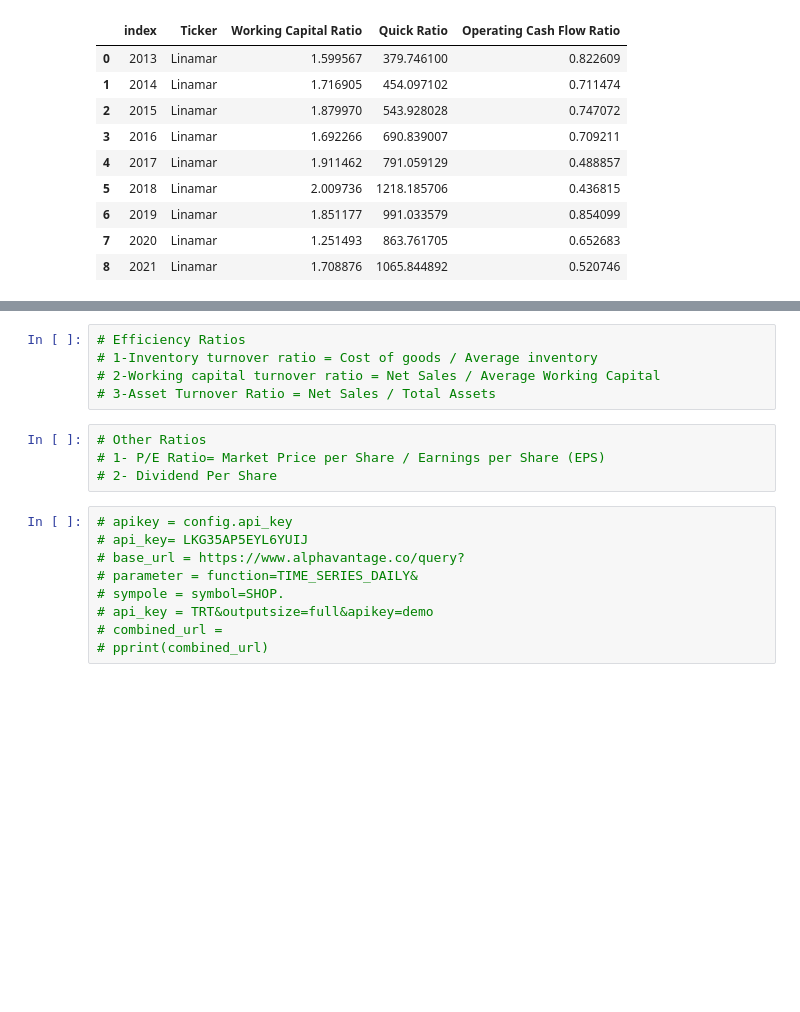
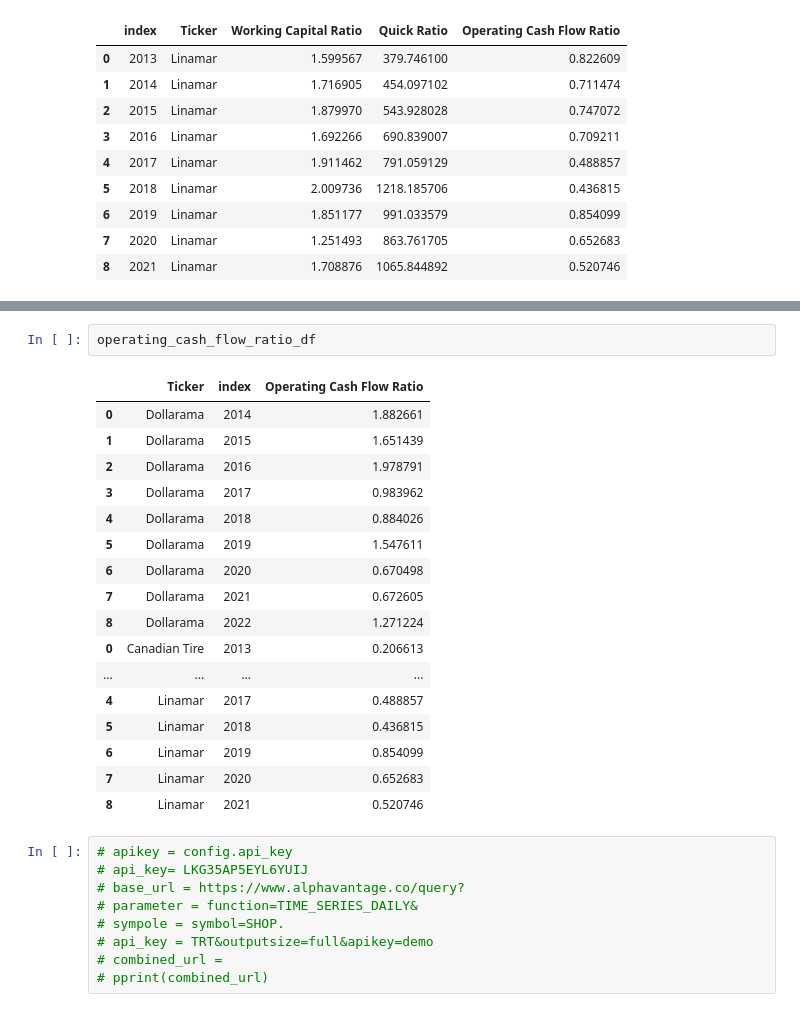
Before and after one commit to jash1112/project-financial_analysis, a Jupyter notebook: the_project from Jash.ipynb, the cells around one changed output, grey strips where cells are left out. Cells and saved outputs as stored; diff of their text form; blank space fills up the shorter version.

```diff
--- a/the_project from Jash.ipynb
+++ b/the_project from Jash.ipynb
@@ -385,12 +419,23 @@ Linamar_ratios_df
 # %%
-# Efficiency Ratios
-# 1-Inventory turnover ratio = Cost of goods / Average inventory
-# 2-Working capital turnover ratio = Net Sales / Average Working Capital
-# 3-Asset Turnover Ratio = Net Sales / Total Assets
+operating_cash_flow_ratio_df
+# %% [output]
+|  | Ticker | index | Operating Cash Flow Ratio |
+| 0 | Dollarama | 2014 | 1.882661 |
+| 1 | Dollarama | 2015 | 1.651439 |
+| 2 | Dollarama | 2016 | 1.978791 |
+| 3 | Dollarama | 2017 | 0.983962 |
+| 4 | Dollarama | 2018 | 0.884026 |
+| 5 | Dollarama | 2019 | 1.547611 |
+| 6 | Dollarama | 2020 | 0.670498 |
+| 7 | Dollarama | 2021 | 0.672605 |
+| 8 | Dollarama | 2022 | 1.271224 |
+| 0 | Canadian Tire | 2013 | 0.206613 |
+| ... | ... | ... | ... |
+| 4 | Linamar | 2017 | 0.488857 |
+| 5 | Linamar | 2018 | 0.436815 |
+| 6 | Linamar | 2019 | 0.854099 |
+| 7 | Linamar | 2020 | 0.652683 |
+| 8 | Linamar | 2021 | 0.520746 |
-# %%
-# Other Ratios
-# 1- P/E Ratio= Market Price per Share / Earnings per Share (EPS)
-# 2- Dividend Per Share
 # %%
 # apikey = config.api_key
 # api_key= LKG35AP5EYL6YUIJ
```
Also changed, not shown: parts of 3 cells of this notebook.
